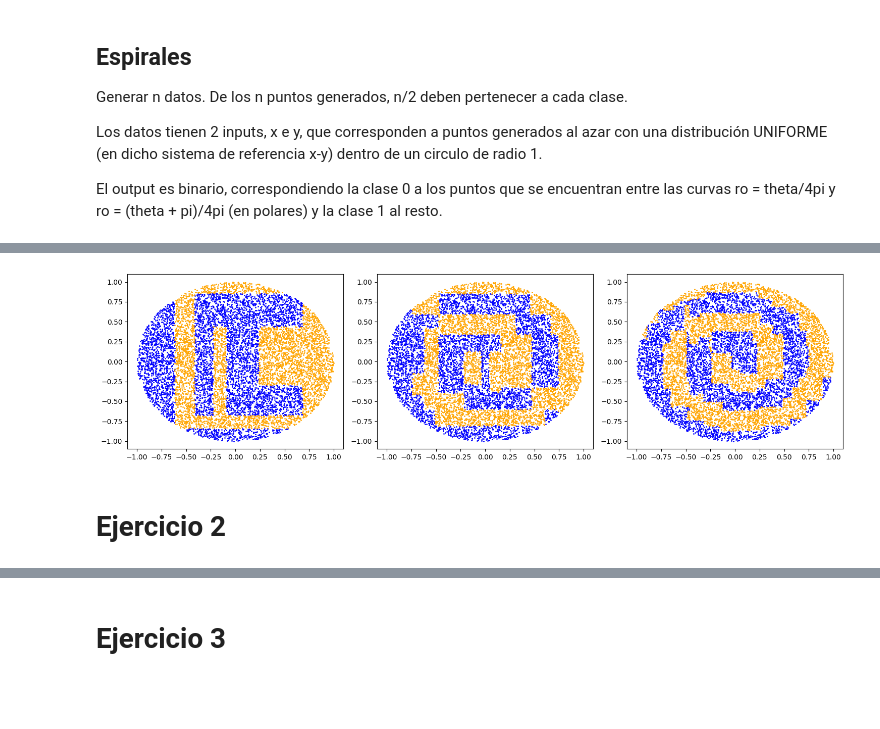
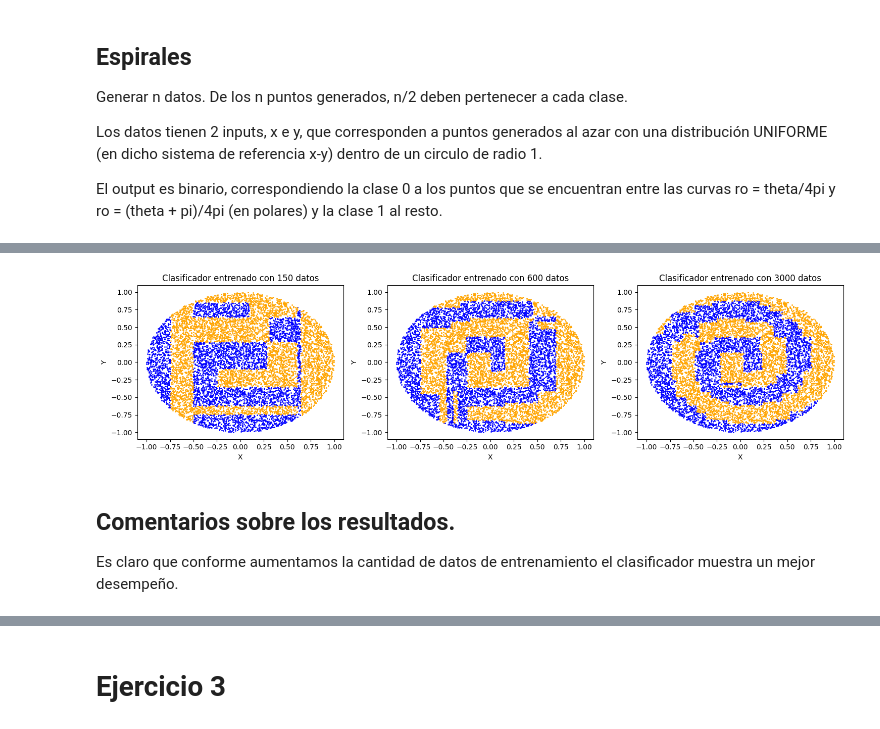
Before and after one commit to octaviorassi/DecisionTrees, a Jupyter notebook: TP_DecisionTrees.ipynb, the cells around one changed output, grey strips where cells are left out. Saved outputs shown, nothing was run; the diff lists cells and outputs as text; code cells hidden in the pictures; blank space fills up the shorter version.

Commit message:
modularizes ejercicio2 and includes new scatter plots

```diff
--- a/TP_DecisionTrees.ipynb
+++ b/TP_DecisionTrees.ipynb
@@ -206,36 +208,49 @@ def standardTree():
 # %%
 testSet = list(espirales(10000)["input"])
-trainingSets = [espirales(150), espirales(600), espirales(3000)]
+
+sizes = [150, 600, 3000]
+
+trainingSets = []
+for sz in sizes:
+    trainingSets.append(espirales(sz))
 
 classifiers = []
-for i in range(3):
+for i in range(len(trainingSets)):
     classifiers.append(standardTree())
 # %%
 # Entrenamos cada clasificador
 for i in range(3):
     classifiers[i].fit(list(trainingSets[i]["input"]), list(trainingSets[i]["output"]))
 
+# Y plotteamos
 fig, axes = plt.subplots(1, 3, figsize = (15, 4))
 for i, trainingSet in enumerate(trainingSets):
 
     # Predecimos sobre el conjunto de testeo
     predict = classifiers[i].predict(testSet)
 
     # Nos quedamos con las componentes de los clase 0
     x0 = np.array([e[0] for (i,e) in enumerate(testSet) if predict[i] == 0])
     y0 = np.array([e[1] for (i,e) in enumerate(testSet) if predict[i] == 0])
 
     # Y las componentes de los clase 1
     x1 = np.array([e[0] for (i,e) in enumerate(testSet) if predict[i] == 1])
     y1 = np.array([e[1] for (i,e) in enumerate(testSet) if predict[i] == 1])
 
     # Y plotteamos en el subplot correspondiente
     axes[i].scatter(x0, y0, color = "blue", s = 1)
     axes[i].scatter(x1, y1, color = "orange", s = 1)
 
+    # Detalles del plot
+    axes[i].set_xlabel('X')
+    axes[i].set_ylabel('Y')
+    axes[i].set_title(f'Clasificador entrenado con {sizes[i]} datos')
+
 plt.tight_layout()
 plt.show()
 # %% [output]
-[figure, old version]
+[figure, new version]
-# %% [markdown]
-# Ejercicio 2
+# %% [markdown]
+## Comentarios sobre los resultados.
+
+Es claro que conforme aumentamos la cantidad de datos de entrenamiento el clasificador muestra un mejor desempeño.
```
Also changed, not shown: parts of 27 cells of this notebook.
